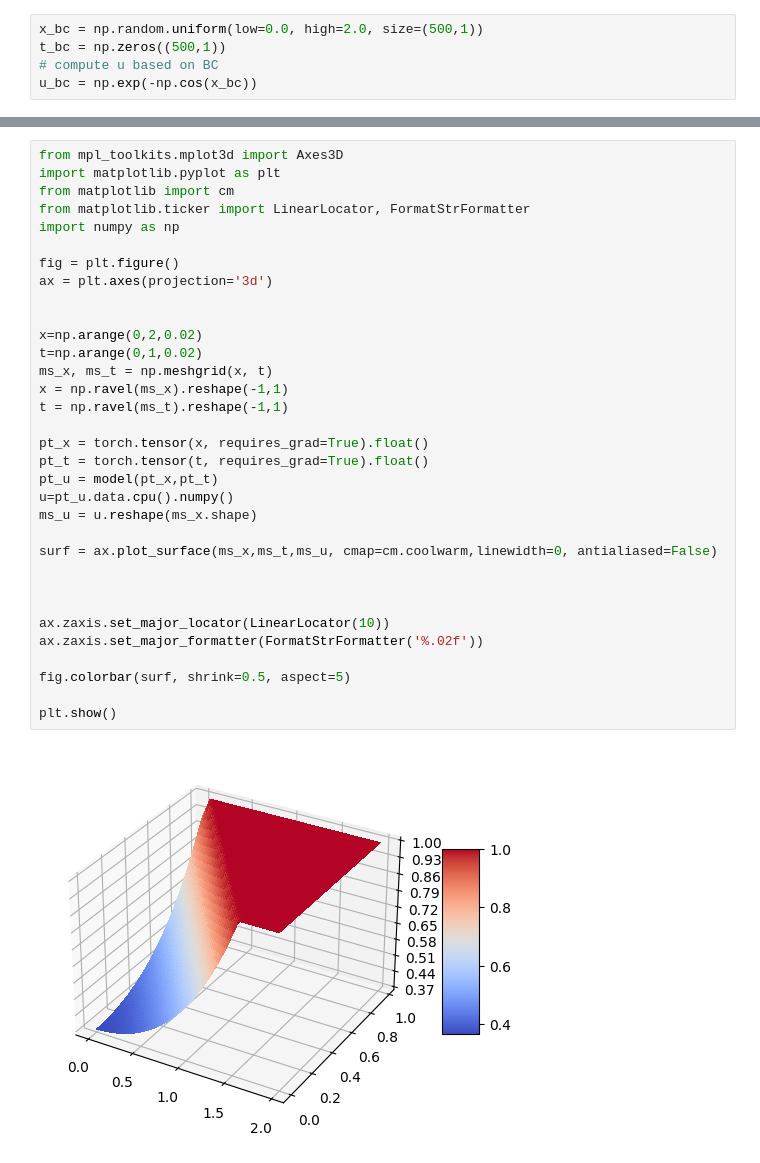
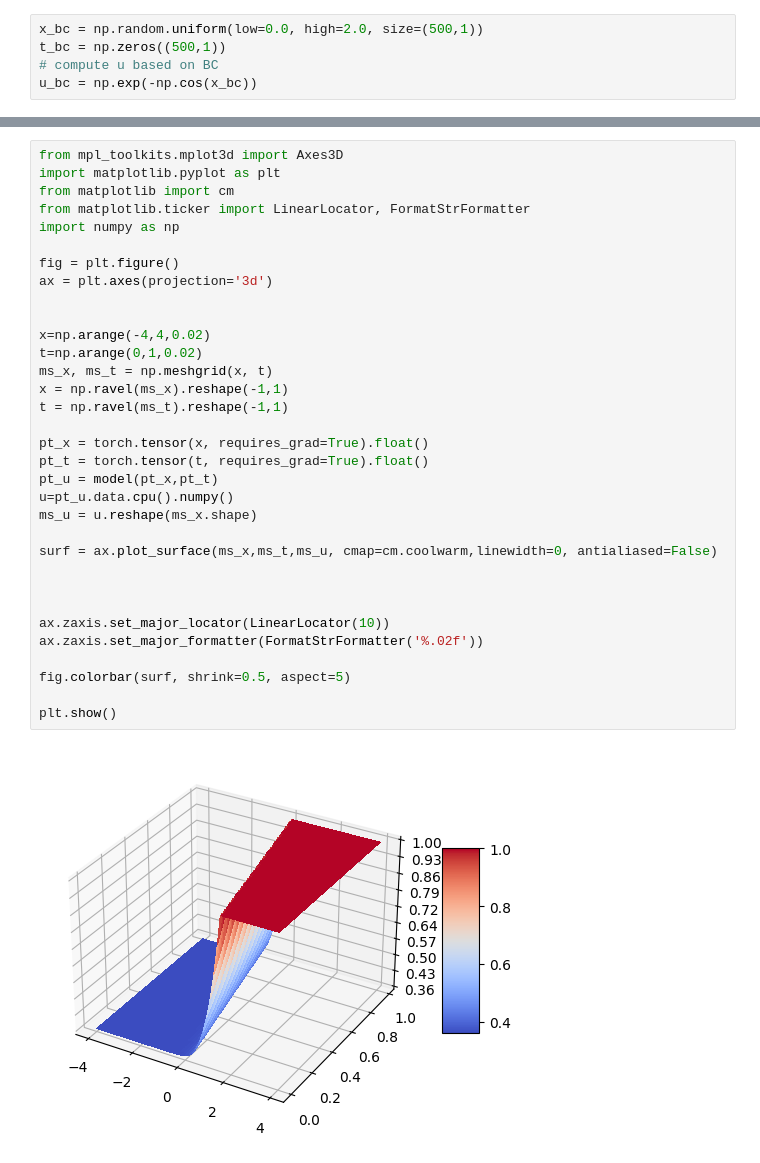
Before and after one commit to levi0206/PINNs, a Jupyter notebook: simple_pinn.ipynb, the cells around one changed output, grey strips where cells are left out. Drawn from its saved outputs; the diff is of its cells as text.

```diff
--- a/simple_pinn.ipynb
+++ b/simple_pinn.ipynb
@@ -113,32 +113,32 @@ import matplotlib.pyplot as plt
 from matplotlib import cm
 from matplotlib.ticker import LinearLocator, FormatStrFormatter
 import numpy as np
 
 fig = plt.figure()
 ax = plt.axes(projection='3d')
 
 
-x=np.arange(0,2,0.02)
+x=np.arange(-4,4,0.02)
 t=np.arange(0,1,0.02)
 ms_x, ms_t = np.meshgrid(x, t)
 x = np.ravel(ms_x).reshape(-1,1)
 t = np.ravel(ms_t).reshape(-1,1)
 
 pt_x = torch.tensor(x, requires_grad=True).float()
 pt_t = torch.tensor(t, requires_grad=True).float()
 pt_u = model(pt_x,pt_t)
 u=pt_u.data.cpu().numpy()
 ms_u = u.reshape(ms_x.shape)
 
 surf = ax.plot_surface(ms_x,ms_t,ms_u, cmap=cm.coolwarm,linewidth=0, antialiased=False)
 
 
 
 ax.zaxis.set_major_locator(LinearLocator(10))
 ax.zaxis.set_major_formatter(FormatStrFormatter('%.02f'))
 
 fig.colorbar(surf, shrink=0.5, aspect=5)
 
 plt.show()
 # %% [output]
-[figure, old version]
+[figure, new version]
```
Also changed, not shown: parts of 1 cell of this notebook.
